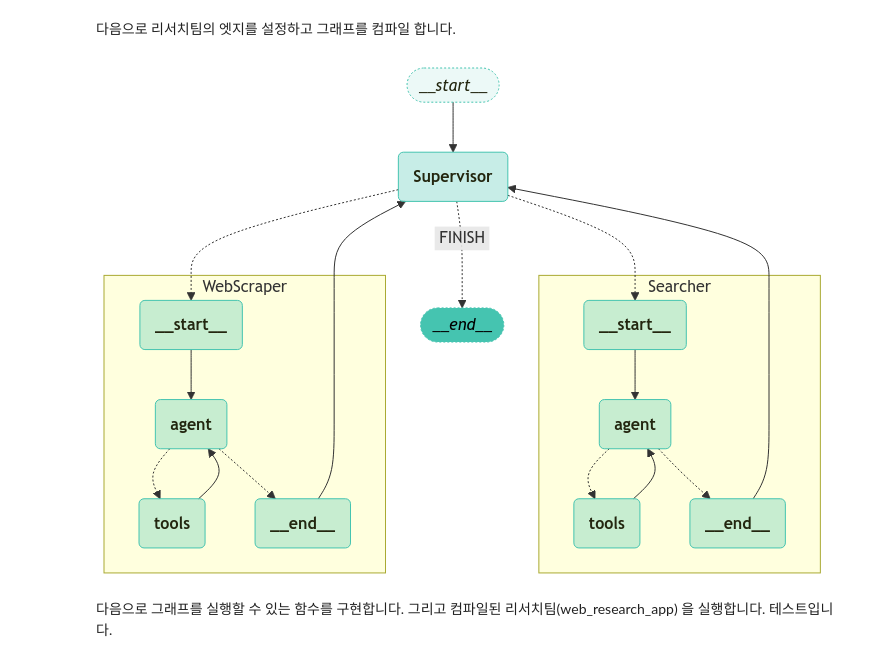
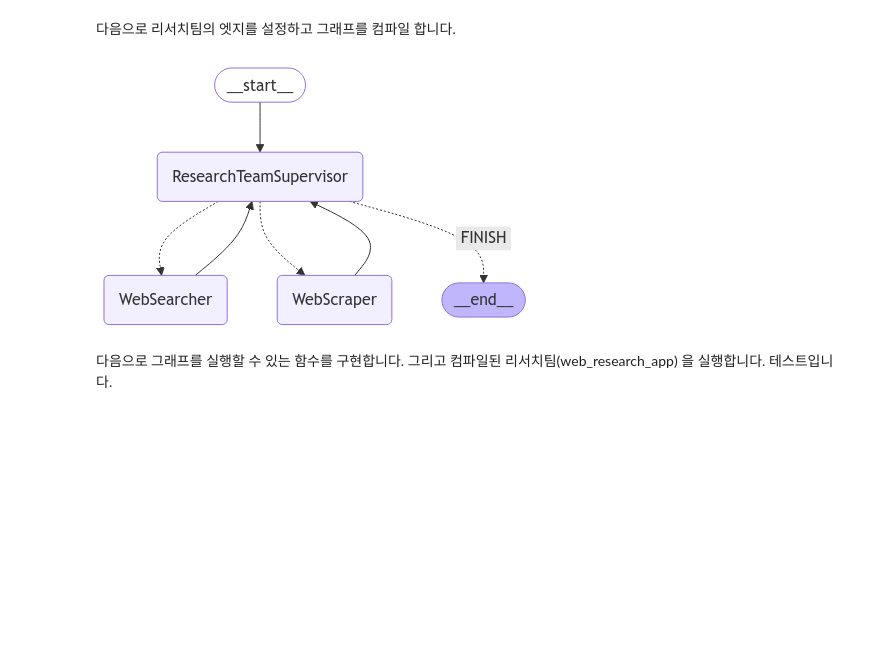
Before and after one commit to nobodyjbj/langchain-tutorial, a Jupyter notebook: 17-LangGraph/03-Use-Cases/08.LangGraph-Hierarchial-Agent-Team-for-Gemini.ipynb, the cells around one changed output. Saved outputs shown, nothing was run; the diff lists cells and outputs as text; code cells hidden in the pictures; blank space fills up the shorter version.

Commit message:
LangGraph-Use-Case

```diff
--- a/17-LangGraph/03-Use-Cases/08.LnagGraph-Hierarchial-Agent-Team.ipynb
+++ b/17-LangGraph/03-Use-Cases/08.LangGraph-Hierarchial-Agent-Team-for-Gemini.ipynb
@@ -269,30 +309,0 @@ python_repl_tool = PythonREPLTool()
-# %%
-from langgraph.graph import START, END
-from langchain_core.messages import HumanMessage
-from langchain_openai.chat_models import ChatOpenAI
-from langgraph.prebuilt import create_react_agent
-
-
-# 에이전트 팩토리 클래스
-class AgentFactory:
-    def __init__(self, model_name):
-        self.llm = ChatOpenAI(model=model_name, temperature=0)
-
-    def create_agent_node(self, agent, name: str):
-        # 노드 생성 함수
-        def agent_node(state):
-            result = agent.invoke(state)
-            return {
-                "messages": [
-                    HumanMessage(content=result["messages"][-1].content, name=name)
-                ]
-            }
-
-        return agent_node
-
-
-# LLM 초기화
-llm = ChatOpenAI(model=MODEL_NAME, temperature=0)
-
-# Agent Factory 인스턴스 생성
-agent_factory = AgentFactory(MODEL_NAME)
@@ -397,37 +352,37 @@ def get_next_node(x):
 # %%
 from graphs import visualize_graph
 from langgraph.graph import StateGraph
 from langgraph.checkpoint.memory import MemorySaver
 
 # 그래프 생성
 web_research_graph = StateGraph(ResearchState)
 
 # 노드 추가
-web_research_graph.add_node("Searcher", search_node)
+web_research_graph.add_node("WebSearcher", web_search_node)
 web_research_graph.add_node("WebScraper", web_scraping_node)
-web_research_graph.add_node("Supervisor", supervisor_agent)
+web_research_graph.add_node("ResearchTeamSupervisor", research_team_supervisor_agent)
 
 # 엣지 추가
-web_research_graph.add_edge("Searcher", "Supervisor")
-web_research_graph.add_edge("WebScraper", "Supervisor")
+web_research_graph.add_edge("WebSearcher", "ResearchTeamSupervisor")
+web_research_graph.add_edge("WebScraper", "ResearchTeamSupervisor")
 
 # 조건부 엣지 정의: Supervisor 노드의 결정에 따라 다음 노드로 이동
 web_research_graph.add_conditional_edges(
-    "Supervisor",
+    "ResearchTeamSupervisor",
     get_next_node,
-    {"Searcher": "Searcher", "WebScraper": "WebScraper", "FINISH": END},
+    {"WebSearcher": "WebSearcher", "WebScraper": "WebScraper", "FINISH": END},
 )
 
 # 시작 노드 설정
-web_research_graph.set_entry_point("Supervisor")
+web_research_graph.set_entry_point("ResearchTeamSupervisor")
 
 # 그래프 컴파일
 web_research_app = web_research_graph.compile(checkpointer=MemorySaver())
 
 # 그래프 시각화
 visualize_graph(web_research_app, xray=True)
 # %% [output]
-[figure, old version]
+[figure, new version]
 # %% [markdown]
 다음으로 그래프를 실행할 수 있는 함수를 구현합니다. 그리고 컴파일된 리서치팀(web_research_app) 을 실행합니다. 테스트입니다.
 # %%
```
Also changed, not shown: parts of 24 cells of this notebook, 3 other files.
